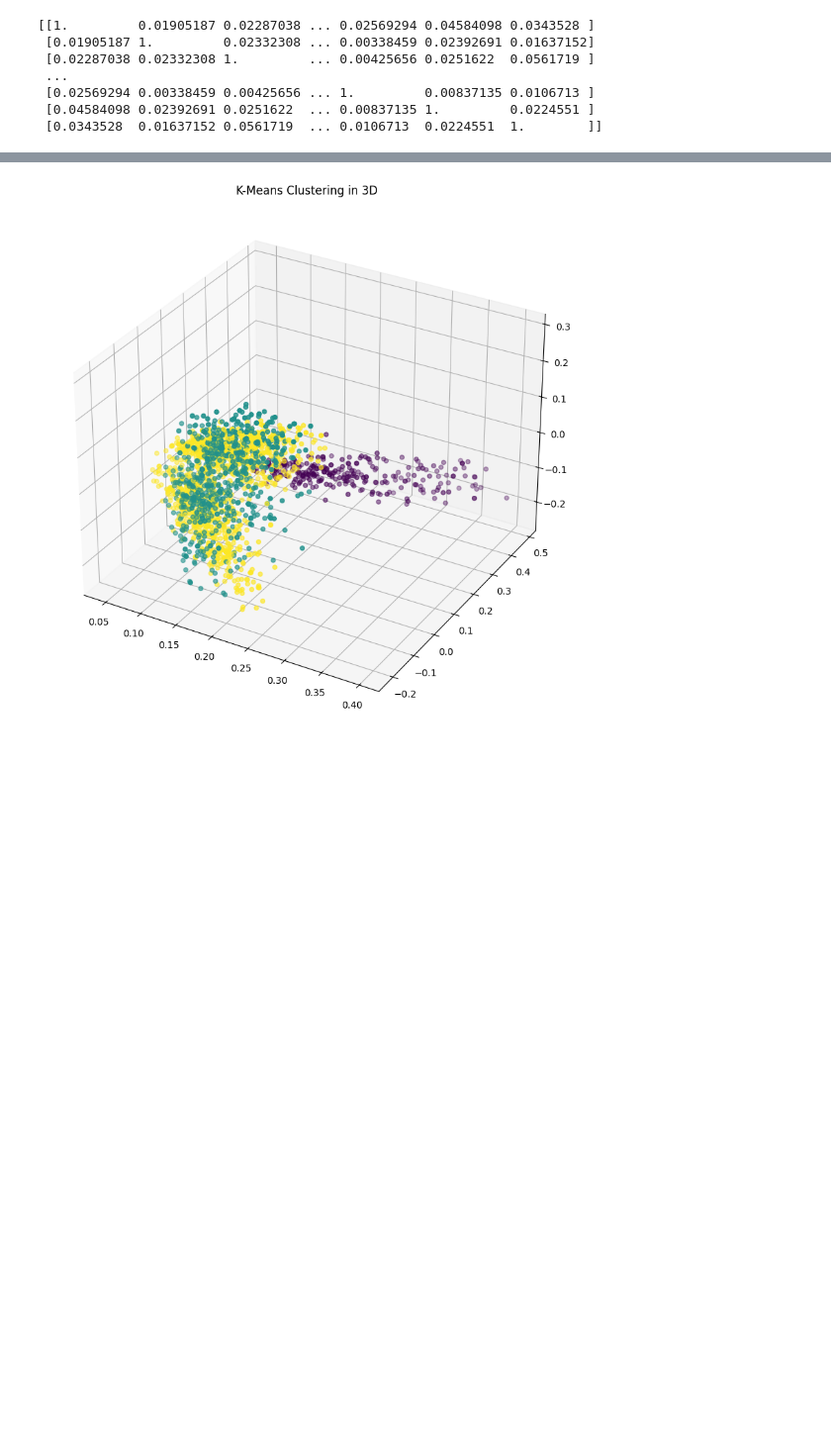
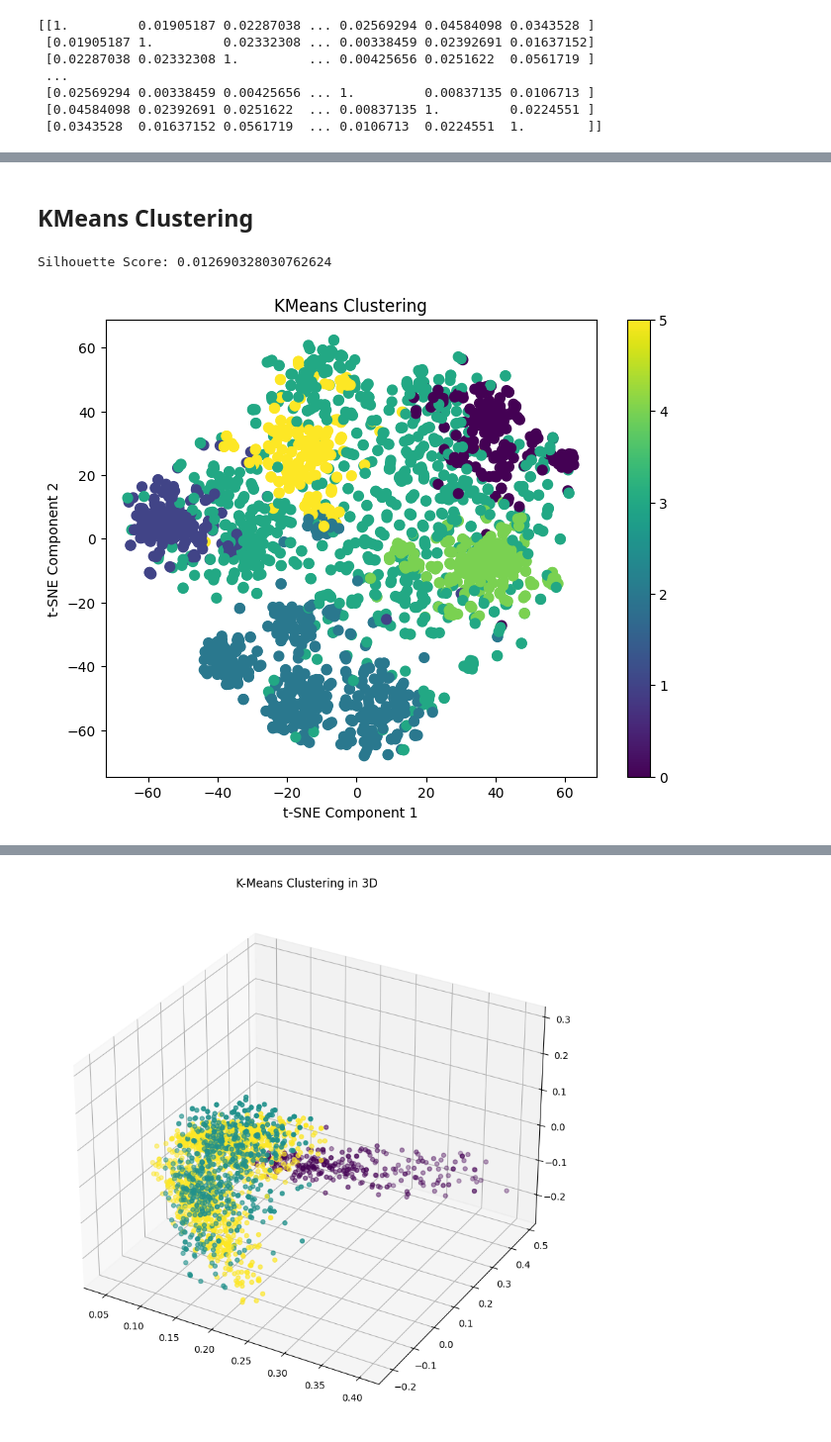
Before and after one commit to jnvshubham7/Event-Extraction, a Jupyter notebook: final_code.ipynb, the cells around one changed output, grey strips where cells are left out. Shown at 99% size. Saved outputs shown, nothing was run; the diff lists cells and outputs as text; code cells hidden in the pictures; blank space fills up the shorter version.

```diff
--- a/final_code.ipynb
+++ b/final_code.ipynb
@@ -140,0 +142,33 @@ plt.show()
+# %%
+from sklearn.manifold import TSNE
+def visualize_clusters(X, labels, title):
+    tsne = TSNE(n_components=2, random_state=42)
+    X_tsne = tsne.fit_transform(X.toarray())
+
+    plt.figure(figsize=(12, 8))
+    plt.scatter(X_tsne[:, 0], X_tsne[:, 1], c=labels, cmap='viridis', s=50)
+    plt.colorbar()
+    plt.title(title)
+    plt.xlabel('t-SNE Component 1')
+    plt.ylabel('t-SNE Component 2')
+    plt.show()
+# %% [markdown]
+## KMeans Clustering
+# %%
+from sklearn.metrics import silhouette_score
+from sklearn.cluster import KMeans, DBSCAN, AgglomerativeClustering
+
+kmeans = KMeans(n_clusters=6, init='k-means++', max_iter=300, n_init=10, random_state=0)
+y_kmeans = kmeans.fit_predict(X)
+
+
+data['kmeans_cluster'] = y_kmeans
+
+sl_score = silhouette_score(X, y_kmeans)
+print(f'Silhouette Score: {sl_score}')
+
+
+visualize_clusters(X, y_kmeans, 'KMeans Clustering')
+# %% [output]
+Silhouette Score: 0.012690328030762624
+[figure, added]
```
Also changed, not shown: parts of 6 cells of this notebook.
